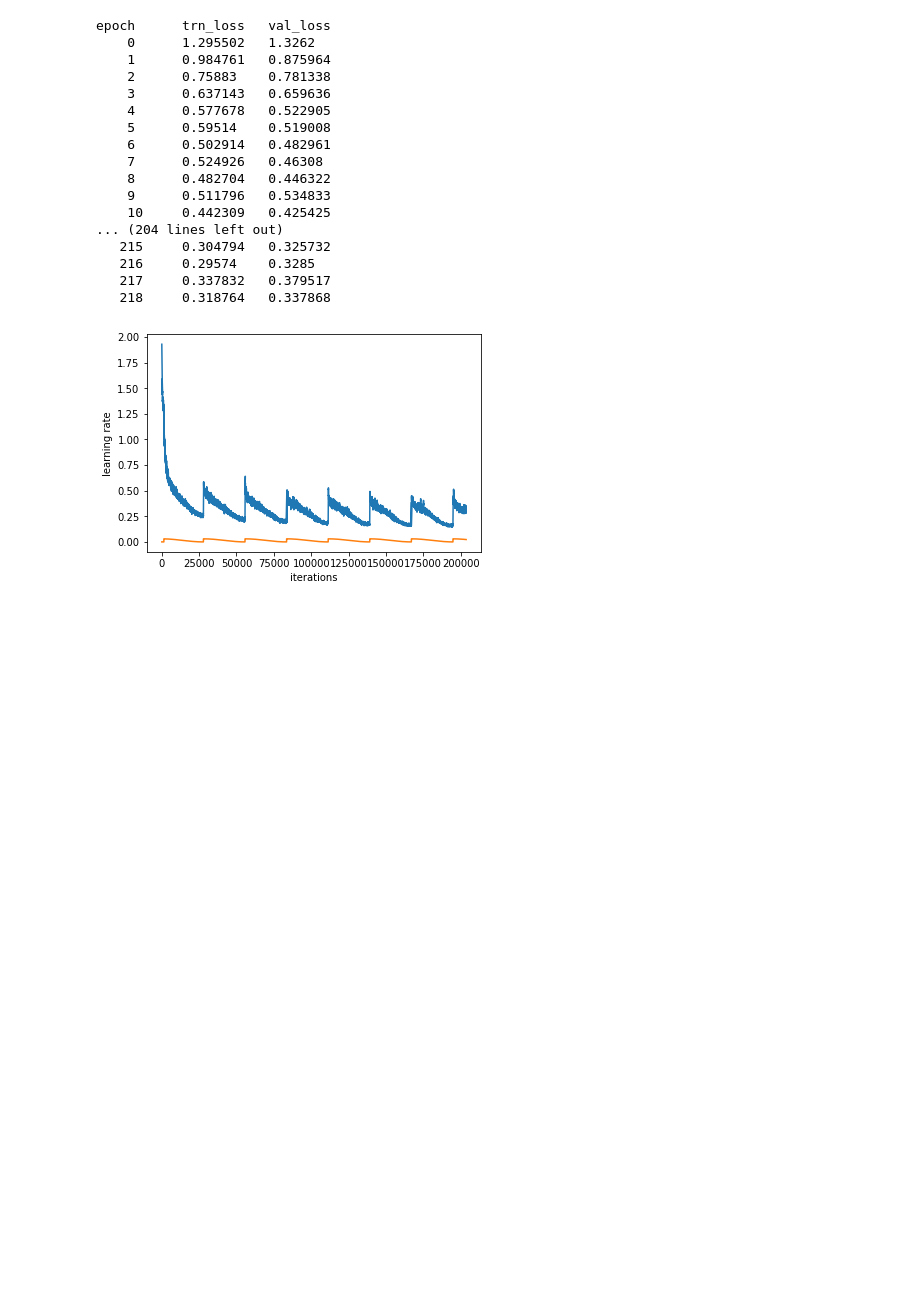
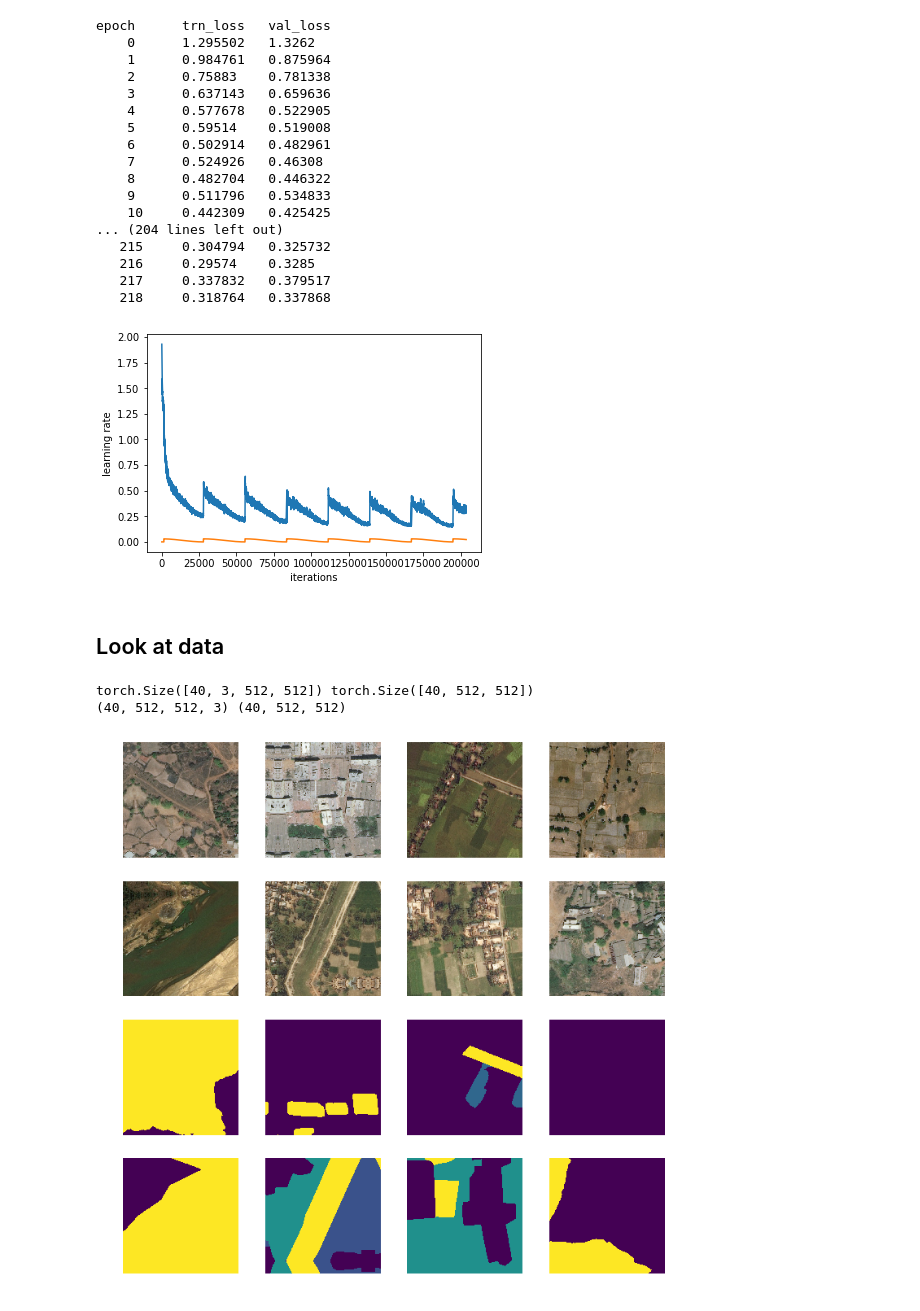
Before and after one commit to Twofyw/landcover-diff, a Jupyter notebook: train_landcover.ipynb, the cells around one changed output. Cells and saved outputs as stored; diff of their text form; code cells hidden in the pictures; blank space fills up the shorter version.

```diff
--- a/train_landcover.ipynb
+++ b/train_landcover.ipynb
@@ -71,0 +126,4 @@ sargs = save_args('second_run', save_dir)
+# %%
+sargs = save_args('long_run', PATH)
+learner.fit(lr / 2, 1, cycle_len=30, use_clr_beta=(10, 13.68, 0.95, 0.85), wds=1e-4, **sargs)
+save_sched(learner.sched, PATH)
@@ -94,3 +173,22 @@ epoch      trn_loss   val_loss
 save_sched(learner.sched, save_dir)
 # %% [output]
 [figure]
+# %% [markdown]
+## Look at data
+# %%
+dl = iter(learner.data.trn_dl)
+# %%
+x, y = next(dl)
+# %%
+print(x.shape, y.shape)
+x, y = denorm(x), denorm(y, is_y=True)
+print(x.shape, y.shape)
+# %% [output]
+torch.Size([40, 3, 512, 512]) torch.Size([40, 512, 512])
+(40, 512, 512, 3) (40, 512, 512)
+# %%
+idx = np.random.randint(bs, size=8)
+data = list(x[idx]) + list(y[idx])
+plots(data, rows=4)
+# %% [output]
+[figure, added]
```
Also changed, not shown: parts of 19 cells of this notebook, 19 other files.
